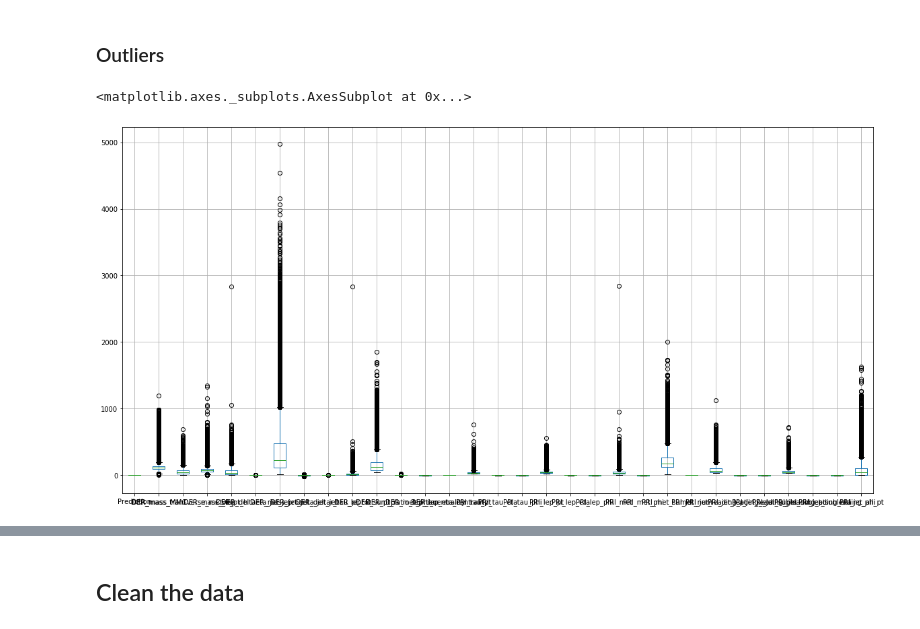
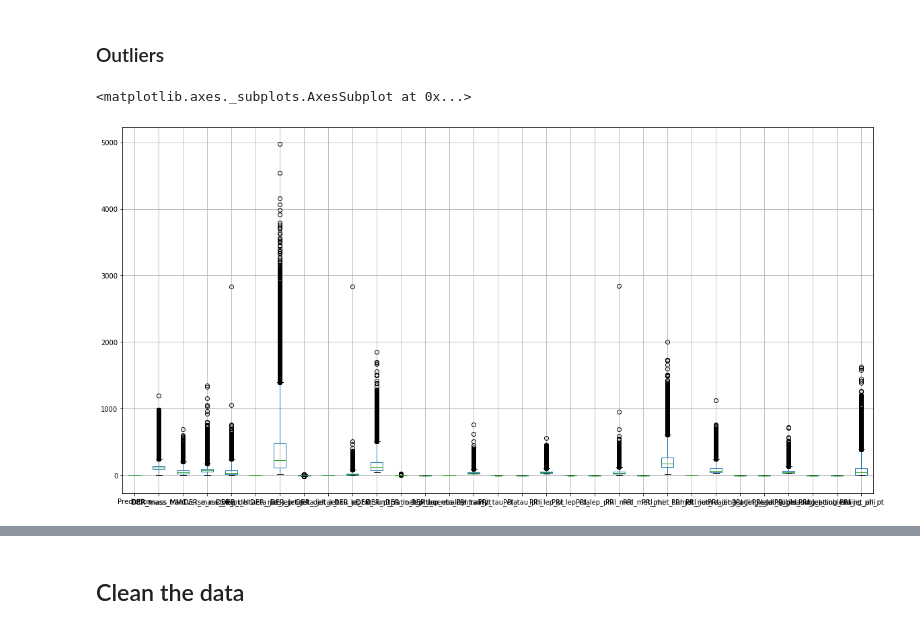
Before and after one commit to X4l1b1/ML_Project1, a Jupyter notebook: scripts/project1.ipynb, the cells around one changed output, grey strips where cells are left out. Drawn from its saved outputs; the diff is of its cells as text; code cells hidden in the pictures.

```diff
--- a/scripts/project1.ipynb
+++ b/scripts/project1.ipynb
@@ -92,7 +92,7 @@ Text(0.5, 0.98, 'Wine Attributes Correlation Heatmap')
 # %% [markdown]
 ### Outliers
 # %%
-data.drop(['Id'], axis = 1).boxplot(figsize=(20, 10))
+data[~data.isna()].drop(['Id'], axis = 1).boxplot(figsize=(20, 10), whis=2.5)
 # %% [output]
 <matplotlib.axes._subplots.AxesSubplot at 0x...>
-[figure, old version]
+[figure, new version]
```
Also changed, not shown: parts of 13 cells of this notebook, 2 other files.
